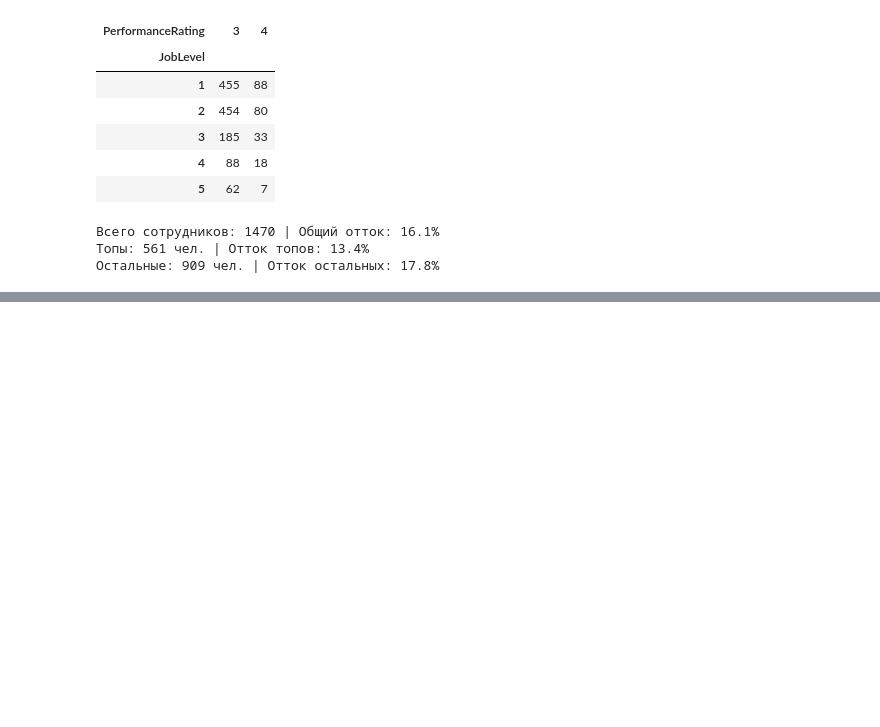
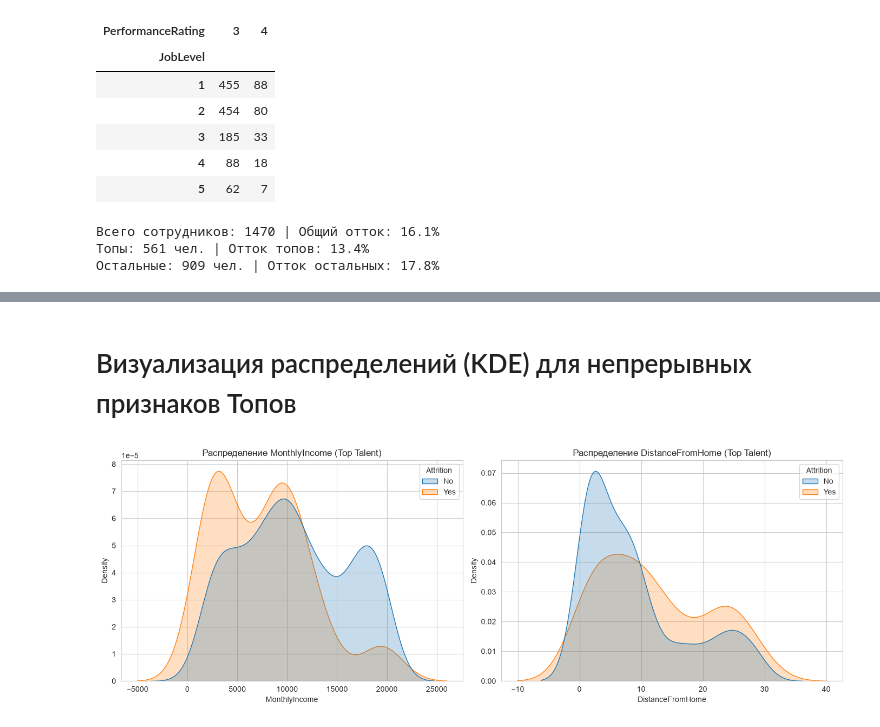
Before and after one commit to shnikita-cr/IBM-HR-Analytics, a Jupyter notebook: 02_eda_insights.ipynb, the cells around one changed output, grey strips where cells are left out. Drawn from its saved outputs; the diff is of its cells as text; code cells hidden in the pictures; blank space fills up the shorter version.

```diff
--- a/02_eda_insights.ipynb
+++ b/02_eda_insights.ipynb
@@ -34,10 +25,12 @@ df_clean["is_top"] = ((df_clean["PerformanceRating"] == 4) | (df_clean["JobLevel
 # %%
-top_df = df_clean[df_clean["is_top"] == 1]
-rest_df = df_clean[df_clean["is_top"] == 0]
+df_clean["is_top"] = ((df_clean["PerformanceRating"] == 4) | (df_clean["JobLevel"] >= 3)).astype(int)
 
-print(f"Всего сотрудников: {len(df_clean)} | Общий отток: {df_clean["is_attrition"].mean():.1%}")
-print(f"Топы: {len(top_df)} чел. | Отток топов: {top_df["is_attrition"].mean():.1%}")
-print(f"Остальные: {len(rest_df)} чел. | Отток остальных: {rest_df["is_attrition"].mean():.1%}\n")
+top_df = df_clean[df_clean["is_top"] == 1].copy()
+rest_df = df_clean[df_clean["is_top"] == 0].copy()
+
+print(f"Всего сотрудников: {len(df_clean)} | Общий отток: {df_clean['is_attrition'].mean():.1%}")
+print(f"Топы: {len(top_df)} чел. | Отток топов: {top_df['is_attrition'].mean():.1%}")
+print(f"Остальные: {len(rest_df)} чел. | Отток остальных: {rest_df['is_attrition'].mean():.1%}")
 # %% [output]
 Всего сотрудников: 1470 | Общий отток: 16.1%
 Топы: 561 чел. | Отток топов: 13.4%
@@ -139,5 +116,4 @@ calc_lift(top_df, "StockOptionLevel")
 # %%
-top_df = top_df.copy()
 top_df["median_role_income"] = top_df.groupby(["JobRole", "JobLevel"])["MonthlyIncome"].transform("median")
-top_df["compa_ratio"] = top_df["MonthlyIncome"] / top_df["median_role_income"]
-top_df["is_below_median"] = (top_df["compa_ratio"] < 1.0).astype(int)
+top_df["is_below_median"] = (top_df["MonthlyIncome"] < top_df["median_role_income"]).astype(int)
+calc_lift(top_df, "is_below_median")
@@ -264,0 +133,15 @@ print("\nВитрина avito_hr_datamart.csv готова для загрузк
+# %% [markdown]
+# Визуализация распределений (KDE) для непрерывных признаков Топов
+# %%
+fig, (ax1, ax2) = plt.subplots(1, 2, figsize=(14, 5))
+
+sns.kdeplot(data=top_df, x="MonthlyIncome", hue="Attrition", common_norm=False, fill=True, ax=ax1)
+ax1.set_title("Распределение MonthlyIncome (Top Talent)")
+
+sns.kdeplot(data=top_df, x="DistanceFromHome", hue="Attrition", common_norm=False, fill=True, ax=ax2)
+ax2.set_title("Распределение DistanceFromHome (Top Talent)")
+
+plt.tight_layout()
+plt.show()
+# %% [output]
+[figure, added]
```
Also changed, not shown: parts of 37 cells of this notebook.
